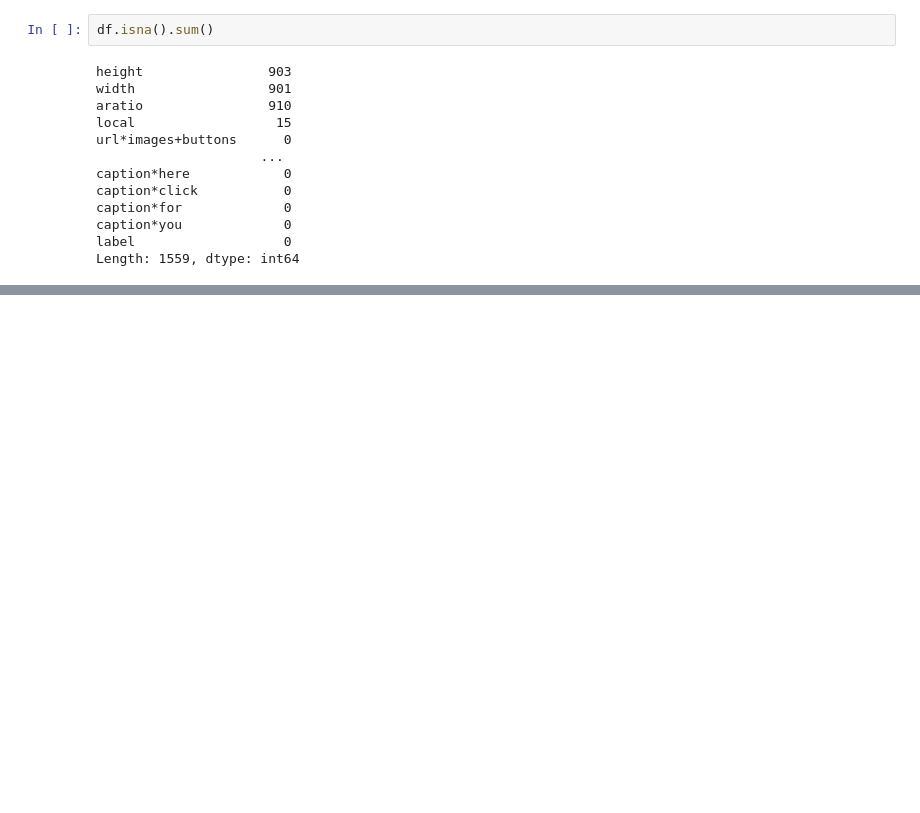
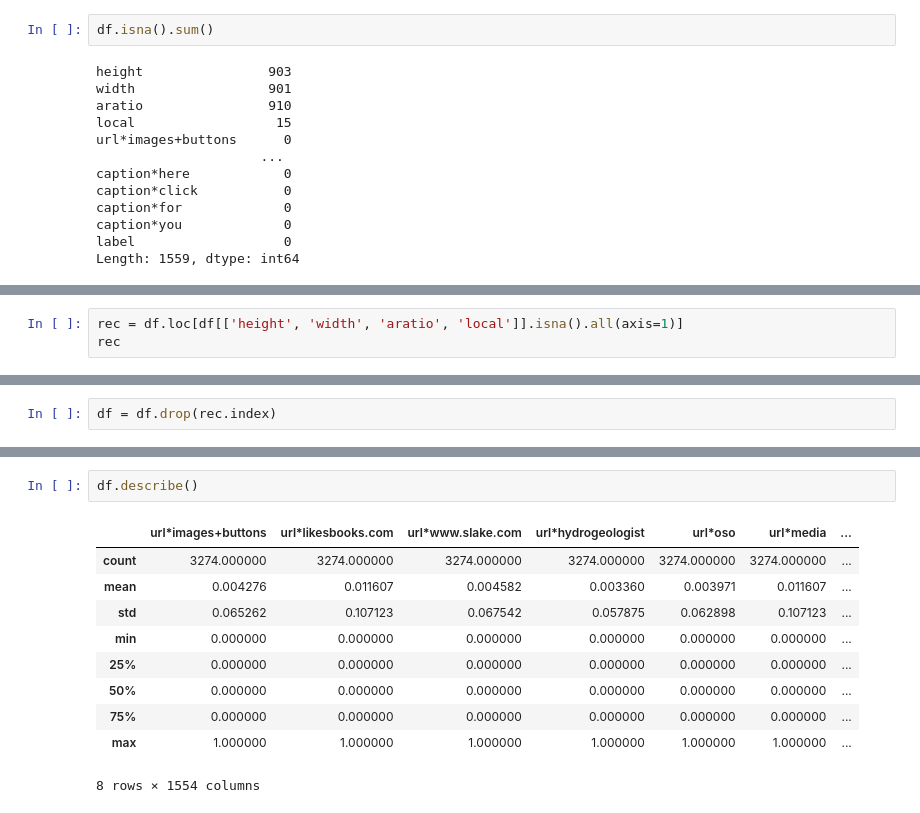
Before and after one commit to wredan/fad-project, a Jupyter notebook: notebook.ipynb, the cells around one changed output, grey strips where cells are left out. Drawn from its saved outputs; the diff is of its cells as text; blank space fills up the shorter version.

```diff
--- a/notebook.ipynb
+++ b/notebook.ipynb
@@ -109,0 +183,3 @@ Name: count, dtype: int64
+# %%
+rec = df.loc[df[['height', 'width', 'aratio', 'local']].isna().all(axis=1)]
+rec
@@ -109,0 +201,2 @@ Name: count, dtype: int64
+# %%
+df = df.drop(rec.index)
@@ -109,0 +221,13 @@ Name: count, dtype: int64
+# %%
+df.describe()
+# %% [output]
+|  | url*images+buttons | url*likesbooks.com | url*www.slake.com | url*hydrogeologist | url*oso | url*media | ... |
+| count | 3274.000000 | 3274.000000 | 3274.000000 | 3274.000000 | 3274.000000 | 3274.000000 | ... |
+| mean | 0.004276 | 0.011607 | 0.004582 | 0.003360 | 0.003971 | 0.011607 | ... |
+| std | 0.065262 | 0.107123 | 0.067542 | 0.057875 | 0.062898 | 0.107123 | ... |
+| min | 0.000000 | 0.000000 | 0.000000 | 0.000000 | 0.000000 | 0.000000 | ... |
+| 25% | 0.000000 | 0.000000 | 0.000000 | 0.000000 | 0.000000 | 0.000000 | ... |
+| 50% | 0.000000 | 0.000000 | 0.000000 | 0.000000 | 0.000000 | 0.000000 | ... |
+| 75% | 0.000000 | 0.000000 | 0.000000 | 0.000000 | 0.000000 | 0.000000 | ... |
+| max | 1.000000 | 1.000000 | 1.000000 | 1.000000 | 1.000000 | 1.000000 | ... |
+8 rows × 1554 columns
```
Also changed, not shown: parts of 26 cells of this notebook.
